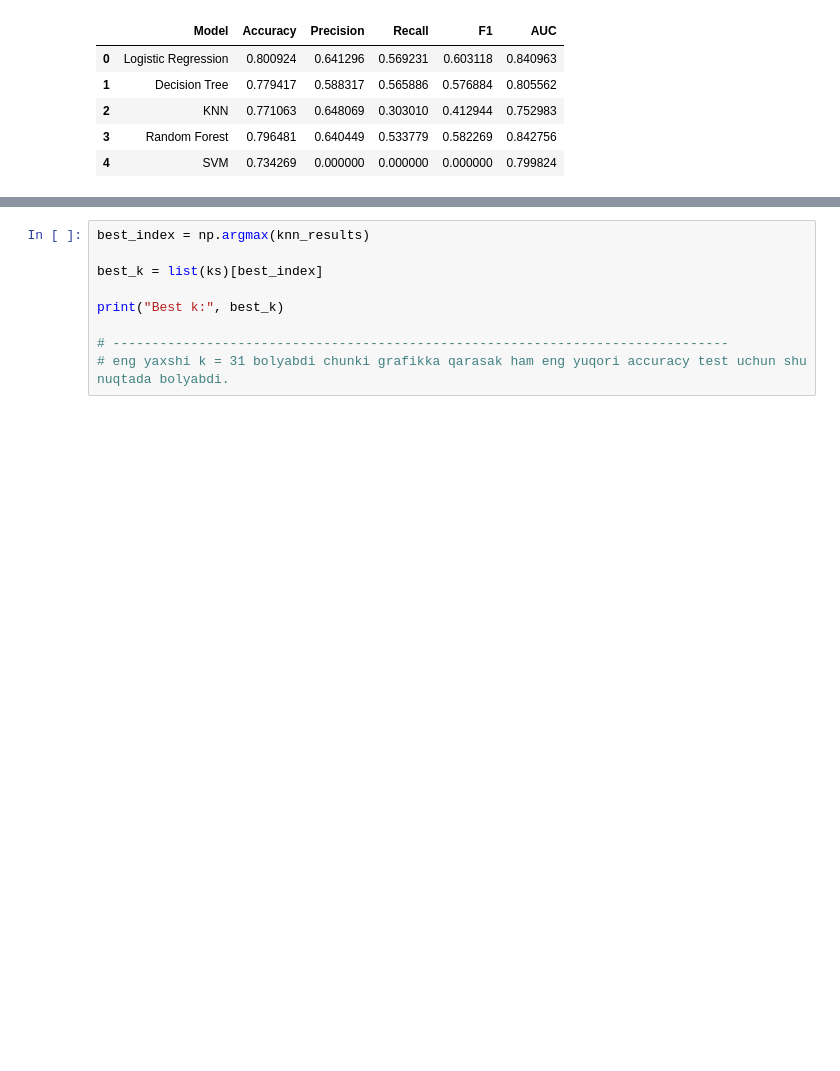
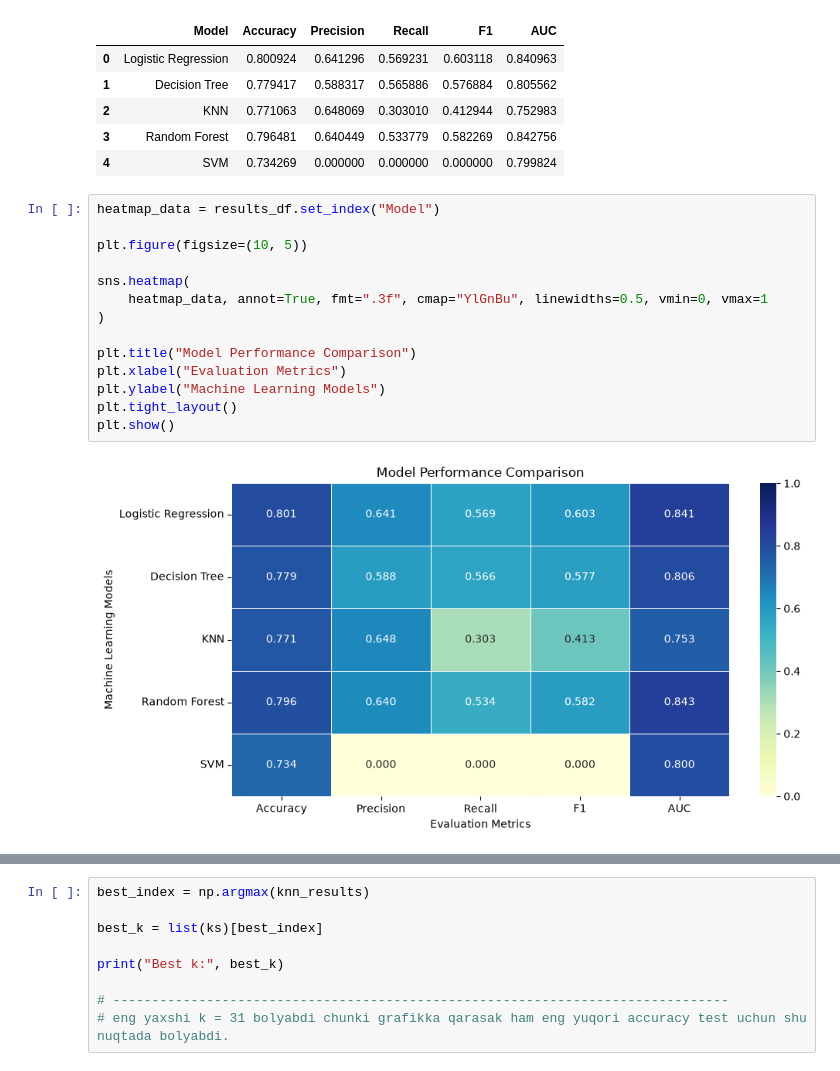
Before and after one commit to ml-engineer04/classic_algorithms, a Jupyter notebook: main.ipynb, the cells around one changed output, grey strips where cells are left out. Drawn from its saved outputs; the diff is of its cells as text; blank space fills up the shorter version.

```diff
--- a/main.ipynb
+++ b/main.ipynb
@@ -196,4 +196,20 @@ results_df
 | 2 | KNN | 0.771063 | 0.648069 | 0.303010 | 0.412944 | 0.752983 |
 | 3 | Random Forest | 0.796481 | 0.640449 | 0.533779 | 0.582269 | 0.842756 |
 | 4 | SVM | 0.734269 | 0.000000 | 0.000000 | 0.000000 | 0.799824 |
+# %%
+heatmap_data = results_df.set_index("Model")
+
+plt.figure(figsize=(10, 5))
+
+sns.heatmap(
+    heatmap_data, annot=True, fmt=".3f", cmap="YlGnBu", linewidths=0.5, vmin=0, vmax=1
+)
+
+plt.title("Model Performance Comparison")
+plt.xlabel("Evaluation Metrics")
+plt.ylabel("Machine Learning Models")
+plt.tight_layout()
+plt.show()
+# %% [output]
+[figure, added]
 # %%
```
Also changed, not shown: parts of 1 cell of this notebook, 2 other files.
